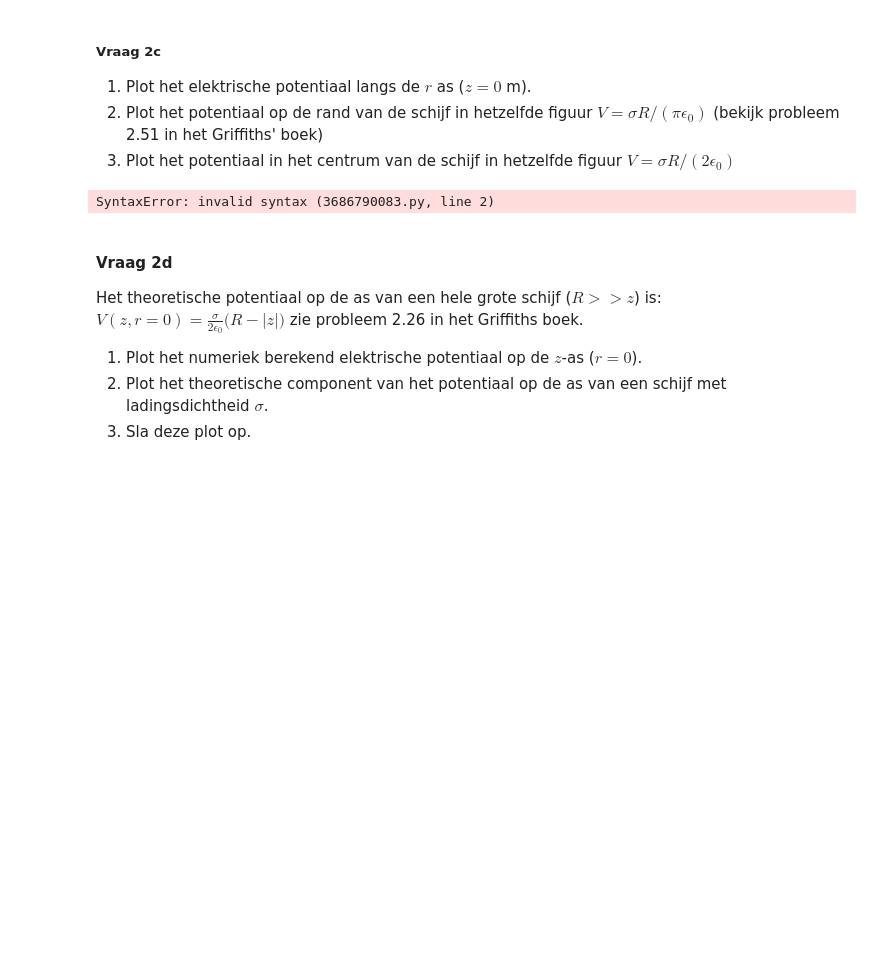
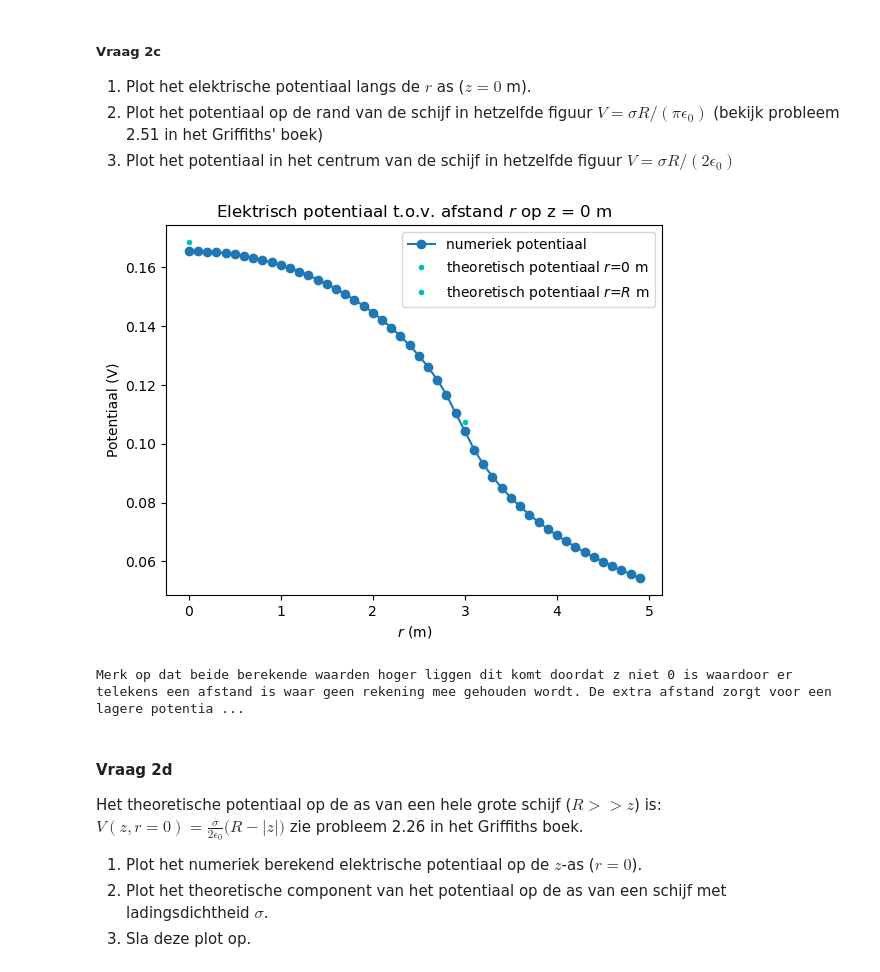
Before and after one commit to hldemulder/DEF-D-OPDRACHTEN, a Jupyter notebook: DigitaleOntwerpopdrachten/1CondensatorOpdracht/CondensatorOntwerpopdracht.ipynb, the cells around one changed output. Drawn from its saved outputs; the diff is of its cells as text; code cells hidden in the pictures; blank space fills up the shorter version.

```diff
--- a/DigitaleOntwerpopdrachten/1CondensatorOpdracht/CondensatorOntwerpopdracht.ipynb
+++ b/DigitaleOntwerpopdrachten/1CondensatorOpdracht/CondensatorOntwerpopdracht.ipynb
@@ -199,6 +202,9 @@ Pas de cel die je in vraag 2a hebt aangepast weer aan naar de originele waardes.
 Het aantal punten dat gebruikt wordt om de schijf te creëren is number_point_charges_on_disk en de lading van een punt is charge_one_point in Coulomb.
 1. Bereken en print de ladingsdichtheid $\sigma$ met een correcte eenheid.
 # %%
-###
-###Hier jouw code###
-###
+Q = number_point_charges_on_disk * charge_one_point
+A = np.pi * disk_radius**2
+
+sigma = Q / A
+
+print(f'De ladingsdichtheid van de schijf is {sigma:.2e} C/m^2.')
@@ -211,22 +219,33 @@ Het aantal punten dat gebruikt wordt om de schijf te creëren is number_point_ch
 3. Plot het potentiaal in het centrum van de schijf in hetzelfde figuur $V = \sigma R/(2 \epsilon_0)$
 # %%
 # Vul deze code aan zodat deze vraag 2.3 beantwoord.
-idx_z_zero =
+idx_z_zero = np.abs(z).argmin()
+idx_r_disk = np.abs(r - disk_radius).argmin()
+idx_r_zero = np.abs(r).argmin()
 
-V_0 =  # potentiaal op r = 0
+V_z0 = V[idx_z_zero]
 
-V_R =  # potentiaal op de straal van de schijf
-r_R =  # straal van de schijf
+V_0 = V_z0[idx_r_zero] # potentiaal op r = 0
+V_0_theory = (disk_radius * sigma)/(2 * epsilon0)
 
-plt.title(f"Jullie titel")
-plt.plot(r, V, "o-", label="numeriek potentiaal")
-plt.plot(0, V_0, "c.", label="theoretisch potentiaal $r$=0 m")
-plt.plot(r_R, V_R, "c.", label="theoretisch potentiaal $r$=$R$ m")
+V_R = V_z0[idx_r_disk] # potentiaal op de straal van de schijf
+V_R_theory = (disk_radius * sigma)/(np.pi * epsilon0)
+r_R = r[idx_r_disk]  # straal van de schijf
+
+plt.figure()
+plt.title(f"Elektrisch potentiaal t.o.v. afstand $r$ op z = 0 m")
+plt.plot(r, V_z0, "o-", label="numeriek potentiaal")
+plt.plot(0, V_0_theory, "c.", label="theoretisch potentiaal $r$=0 m")
+plt.plot(r_R, V_R_theory, "c.", label="theoretisch potentiaal $r$=$R$ m")
 plt.legend()
-plt.xlabel("Een relevante eenheid")
-plt.ylabel("Een relevante eenheid")
+plt.xlabel("$r$ (m)")
+plt.ylabel("Potentiaal (V)")
+plt.show()
+
+print('Merk op dat beide berekende waarden hoger liggen dit komt doordat z niet 0 is waardoor er telekens een afstand is waar geen rekening mee gehouden wordt. De extra afstand zorgt voor een lagere potentiaal.')
 # %% [output]
+[figure, added]
-SyntaxError: invalid syntax (3686790083.py, line 2)
+Merk op dat beide berekende waarden hoger liggen dit komt doordat z niet 0 is waardoor er telekens een afstand is waar geen rekening mee gehouden wordt. De extra afstand zorgt voor een lagere potentia ...
 # %% [markdown]
 #### Vraag 2d
 
```
Also changed, not shown: parts of 4 cells of this notebook, 1 other file.
